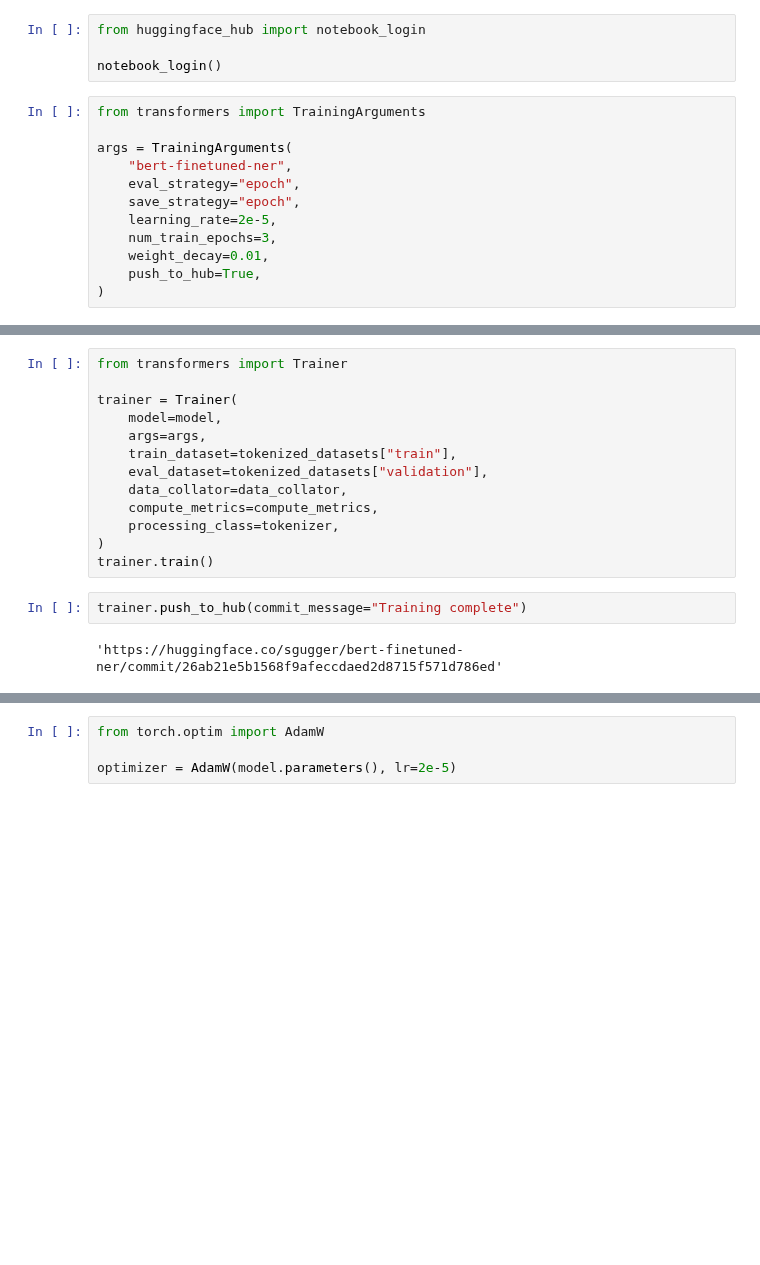
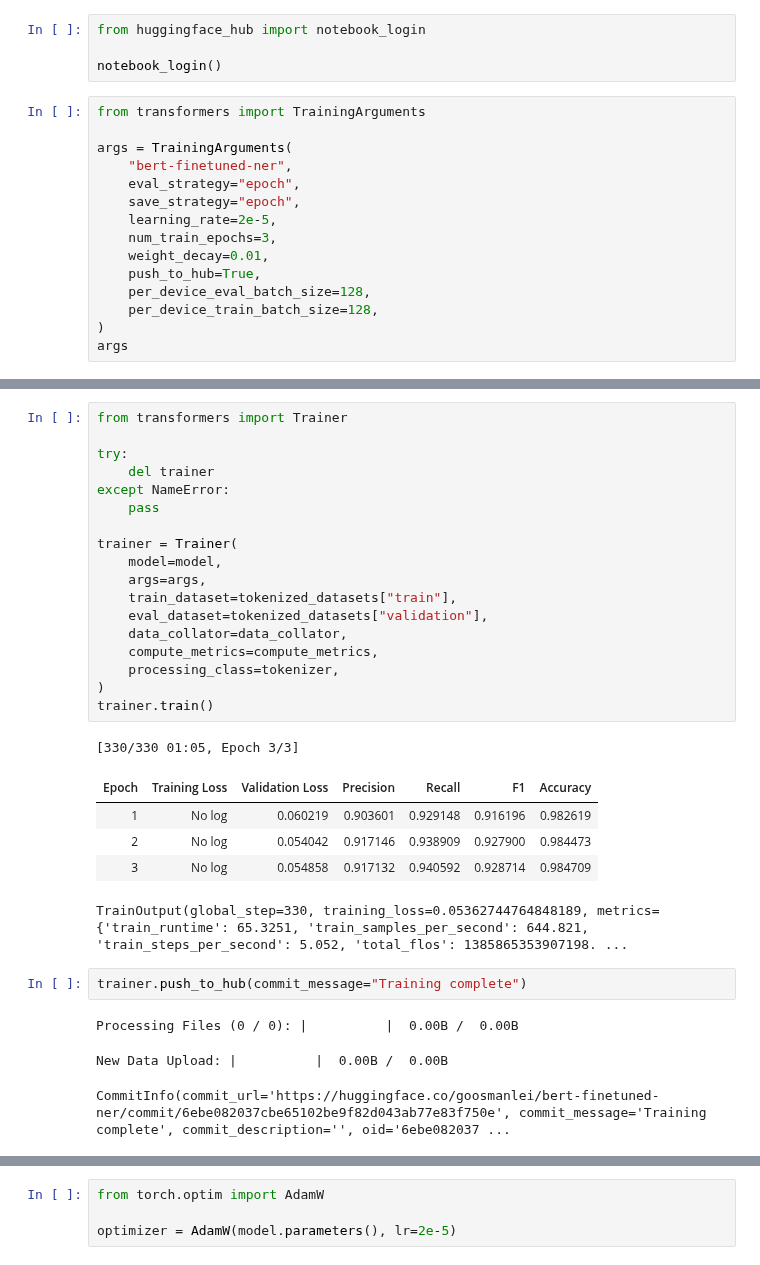
Before and after one commit to goosmanlei/llm-hf, a Jupyter notebook: chapter-07/section-02.ipynb, the cells around one changed output, grey strips where cells are left out. Cells and saved outputs as stored; diff of their text form; blank space fills up the shorter version.

```diff
--- a/chapter-07/section-02.ipynb
+++ b/chapter-07/section-02.ipynb
@@ -361,4 +379,7 @@ args = TrainingArguments(
     num_train_epochs=3,
     weight_decay=0.01,
     push_to_hub=True,
+    per_device_eval_batch_size=128,
+    per_device_train_batch_size=128,
 )
+args
@@ -365,20 +404,34 @@ args = TrainingArguments(
 # %%
 from transformers import Trainer
+
+try:
+    del trainer
+except NameError:
+    pass
 
 trainer = Trainer(
     model=model,
     args=args,
     train_dataset=tokenized_datasets["train"],
     eval_dataset=tokenized_datasets["validation"],
     data_collator=data_collator,
     compute_metrics=compute_metrics,
     processing_class=tokenizer,
 )
 trainer.train()
+# %% [output]
+[330/330 01:05, Epoch 3/3]
+| Epoch | Training Loss | Validation Loss | Precision | Recall | F1 | Accuracy |
+| 1 | No log | 0.060219 | 0.903601 | 0.929148 | 0.916196 | 0.982619 |
+| 2 | No log | 0.054042 | 0.917146 | 0.938909 | 0.927900 | 0.984473 |
+| 3 | No log | 0.054858 | 0.917132 | 0.940592 | 0.928714 | 0.984709 |
+TrainOutput(global_step=330, training_loss=0.05362744764848189, metrics={'train_runtime': 65.3251, 'train_samples_per_second': 644.821, 'train_steps_per_second': 5.052, 'total_flos': 1385865353907198. ...
 # %%
 trainer.push_to_hub(commit_message="Training complete")
 # %% [output]
-'https://huggingface.co/sgugger/bert-finetuned-ner/commit/26ab21e5b1568f9afeccdaed2d8715f571d786ed'
+Processing Files (0 / 0): |          |  0.00B /  0.00B
+New Data Upload: |          |  0.00B /  0.00B
+CommitInfo(commit_url='https://huggingface.co/goosmanlei/bert-finetuned-ner/commit/6ebe082037cbe65102be9f82d043ab77e83f750e', commit_message='Training complete', commit_description='', oid='6ebe082037 ...
 # %%
 from torch.utils.data import DataLoader
 
```
Also changed, not shown: parts of 9 cells of this notebook.
